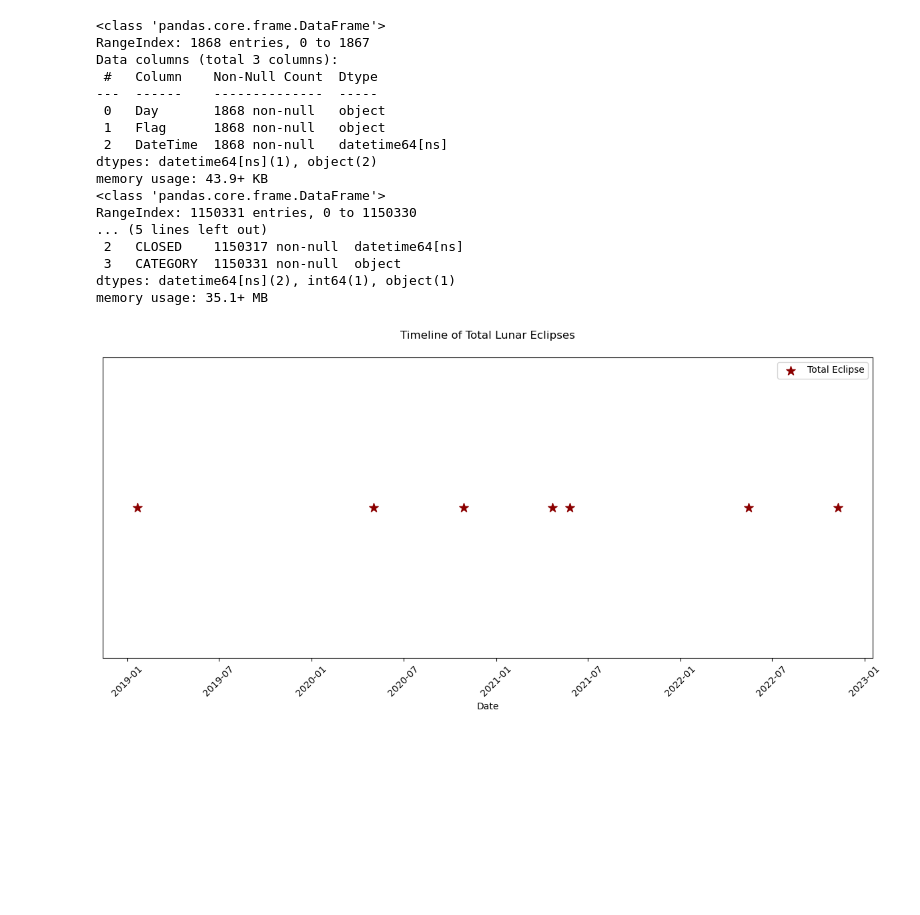
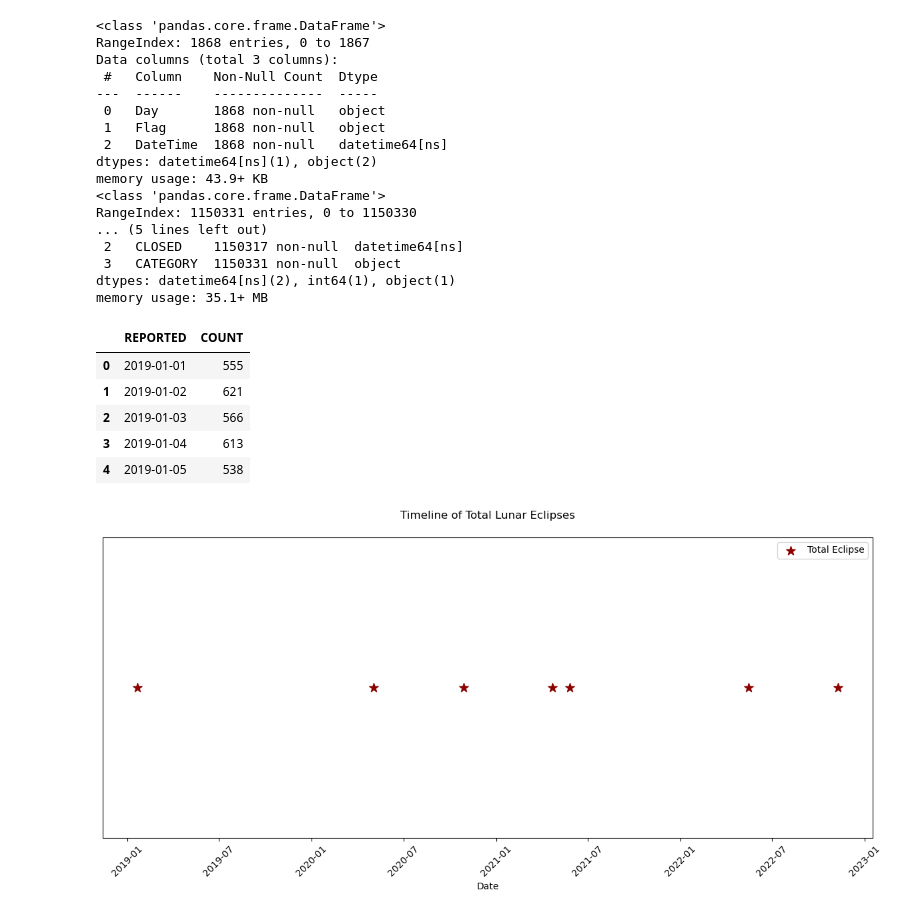
Before and after one commit to mattlundberg/Project-1, a Jupyter notebook: Total_Lunar_Eclipse.ipynb, the cells around one changed output. Cells and saved outputs as stored; diff of their text form; code cells hidden in the pictures; blank space fills up the shorter version.

```diff
--- a/Total_Lunar_Eclipse.ipynb
+++ b/Total_Lunar_Eclipse.ipynb
@@ -50,19 +50,27 @@ memory usage: 35.1+ MB
 # %%
 
 
 # Filter for Total Eclipse events
 total_eclipse_series = moon_df[moon_df['Flag'] == 'Total Eclipse']
 
 # Filter for dates between 2019 and 2023
 total_eclipse_series = total_eclipse_series[
     (total_eclipse_series['DateTime'].dt.year >= 2019) &
     (total_eclipse_series['DateTime'].dt.year <= 2023)
 ]
 
 # Group by date and count accidents per day
 daily_accidents = emergency_df.groupby(
     emergency_df['REPORTED'].dt.date
-)['INCIDENT'].count()
+).size().reset_index(name="COUNT")
+display(daily_accidents.head())
+# %% [output]
+|  | REPORTED | COUNT |
+| 0 | 2019-01-01 | 555 |
+| 1 | 2019-01-02 | 621 |
+| 2 | 2019-01-03 | 566 |
+| 3 | 2019-01-04 | 613 |
+| 4 | 2019-01-05 | 538 |
 # %%
 # Create a figure and axis
 plt.figure(figsize=(12, 6))
```
Also changed, not shown: parts of 4 cells of this notebook, 1 other file.
